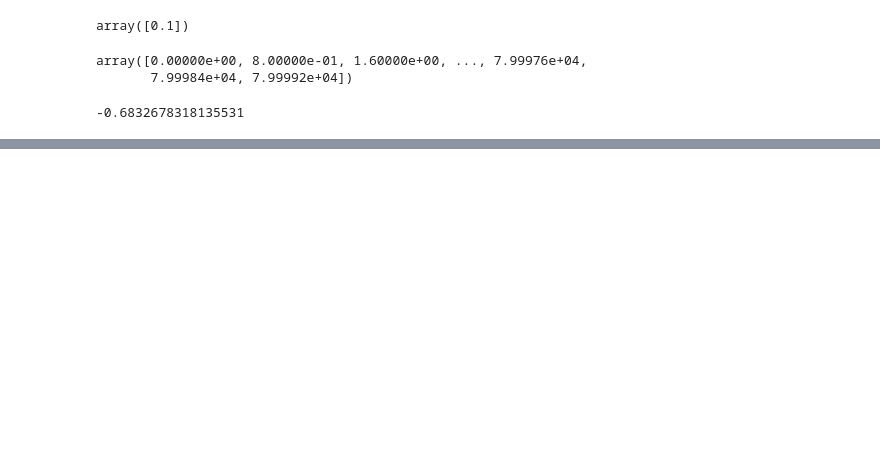
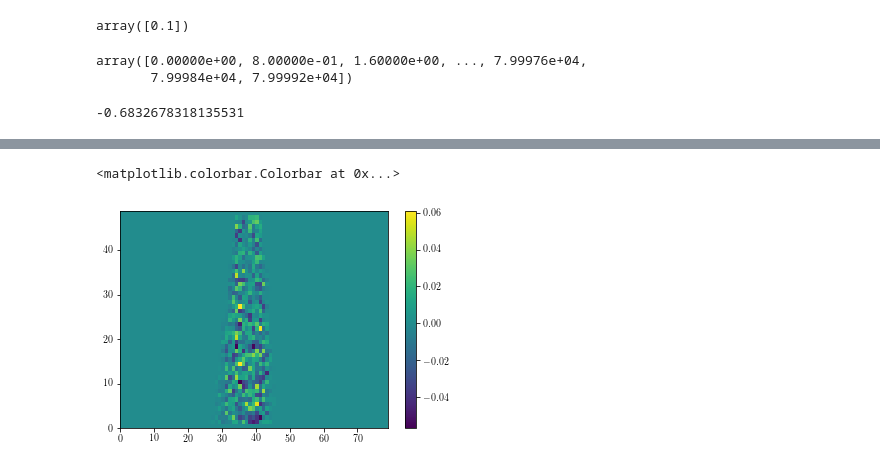
Before and after one commit to ajpetersen25/PLPlumes, a Jupyter notebook: Code/playground.ipynb, the cells around one changed output, grey strips where cells are left out. Saved outputs shown, nothing was run; the diff lists cells and outputs as text; code cells hidden in the pictures; blank space fills up the shorter version.

```diff
--- a/Code/playground.ipynb
+++ b/Code/playground.ipynb
@@ -418,0 +424,5 @@ s[0]
+# %%
+dmd = DMD(svd_rank = 5 ,exact=True,opt=True)
+#from pydmd import MrDMD
+#dmd=MrDMD(svd_rank=-1, max_level=7, max_cycles=1)
+dmd.fit(snapshots)
@@ -418,0 +450,6 @@ s[0]
+# %%
+plt.pcolormesh(dmd.modes[:,18].reshape(49,79).real)
+plt.colorbar()
+# %% [output]
+<matplotlib.colorbar.Colorbar at 0x...>
+[figure, added]
```
Also changed, not shown: parts of 43 cells of this notebook.
